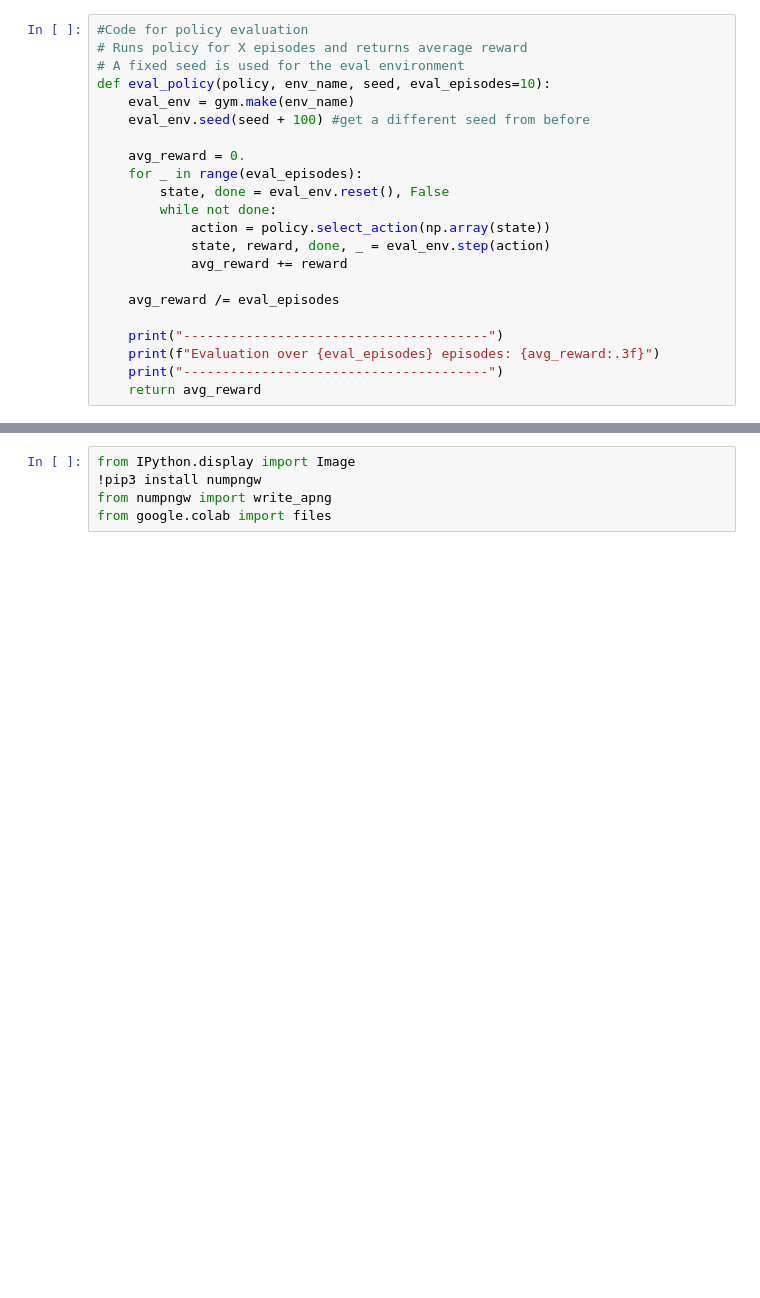
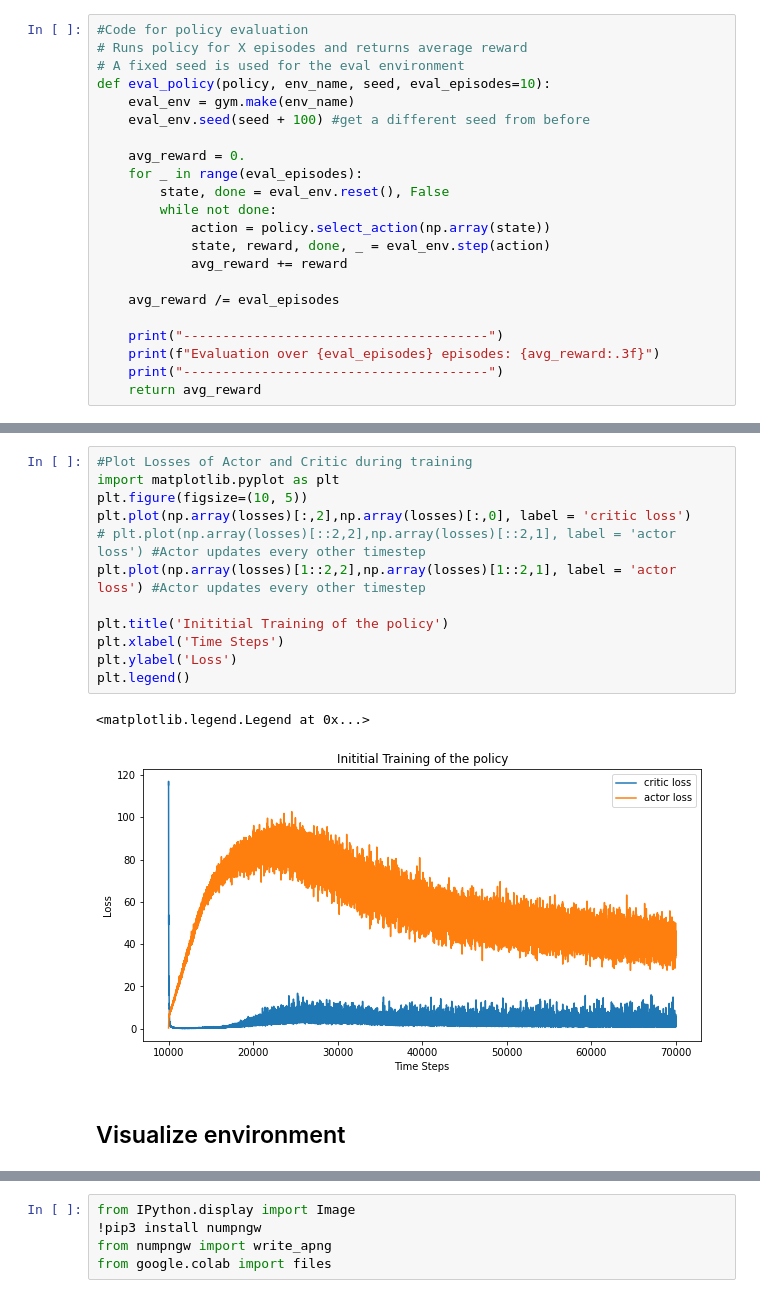
Before and after one commit to TimBernard/RL_Project, a Jupyter notebook: TD3_custom.ipynb, the cells around one changed output, grey strips where cells are left out. Saved outputs shown, nothing was run; the diff lists cells and outputs as text; blank space fills up the shorter version.

```diff
--- a/TD3_custom.ipynb
+++ b/TD3_custom.ipynb
@@ -388 +406,18 @@ Evaluation over 10 episodes: -229.279
+# %%
+#Plot Losses of Actor and Critic during training
+import matplotlib.pyplot as plt
+plt.figure(figsize=(10, 5))
+plt.plot(np.array(losses)[:,2],np.array(losses)[:,0], label = 'critic loss')
+# plt.plot(np.array(losses)[::2,2],np.array(losses)[::2,1], label = 'actor loss') #Actor updates every other timestep
+plt.plot(np.array(losses)[1::2,2],np.array(losses)[1::2,1], label = 'actor loss') #Actor updates every other timestep
+
+plt.title('Inititial Training of the policy')
+plt.xlabel('Time Steps')
+plt.ylabel('Loss')
+plt.legend()
+# %% [output]
+<matplotlib.legend.Legend at 0x...>
+[figure, added]
+# %% [markdown]
+## Visualize environment
 # %%
```
Also changed, not shown: parts of 17 cells of this notebook.
